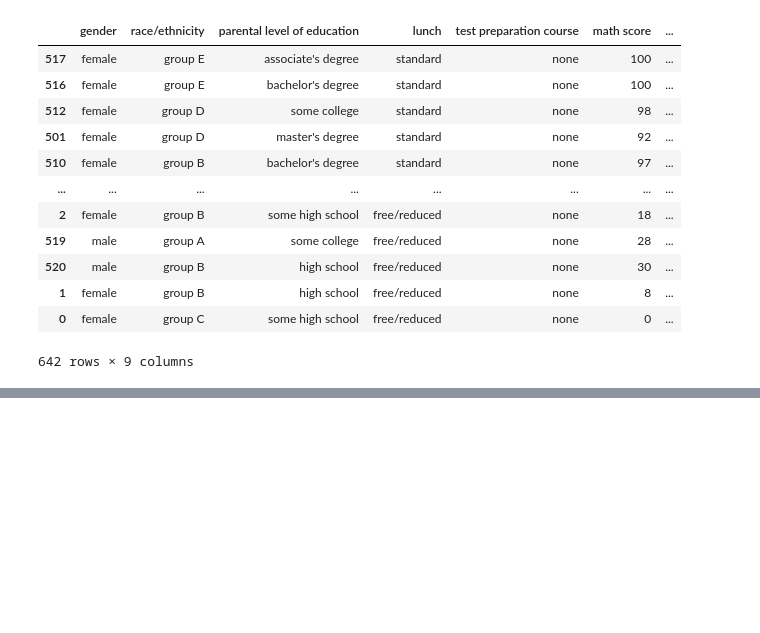
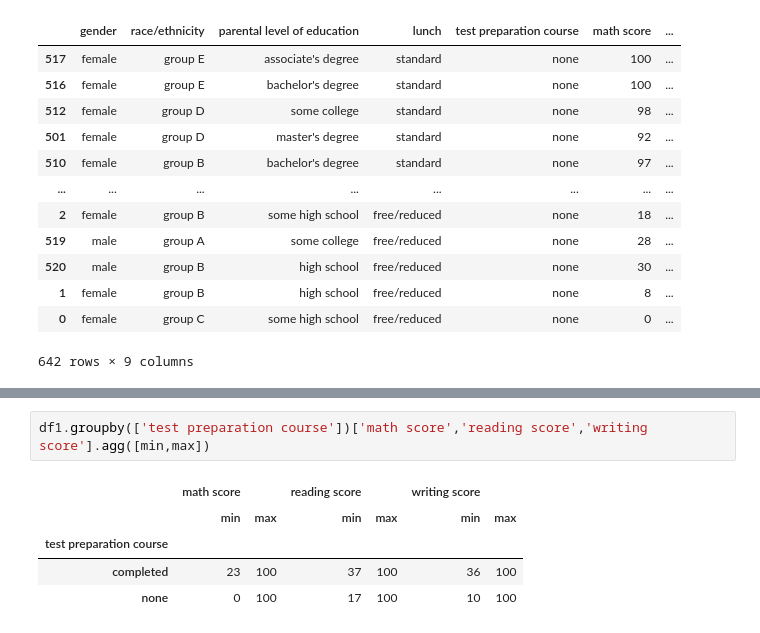
Before and after one commit to 4fth4b/python-base-3, a Jupyter notebook: Student performance.ipynb, the cells around one changed output, grey strips where cells are left out. Drawn from its saved outputs; the diff is of its cells as text; blank space fills up the shorter version.

```diff
--- a/Student performance.ipynb
+++ b/Student performance.ipynb
@@ -186,0 +218,8 @@ df2.sort_values(by='mean',ascending=False)
+# %%
+df1.groupby(['test preparation course'])['math score','reading score','writing score'].agg([min,max])
+# %% [output]
+|  | math score |  | reading score |  | writing score |  |
+|  | min | max | min | max | min | max |
+| test preparation course |  |  |  |  |  |  |
+| completed | 23 | 100 | 37 | 100 | 36 | 100 |
+| none | 0 | 100 | 17 | 100 | 10 | 100 |
```
Also changed, not shown: parts of 23 cells of this notebook, 2 other files.
